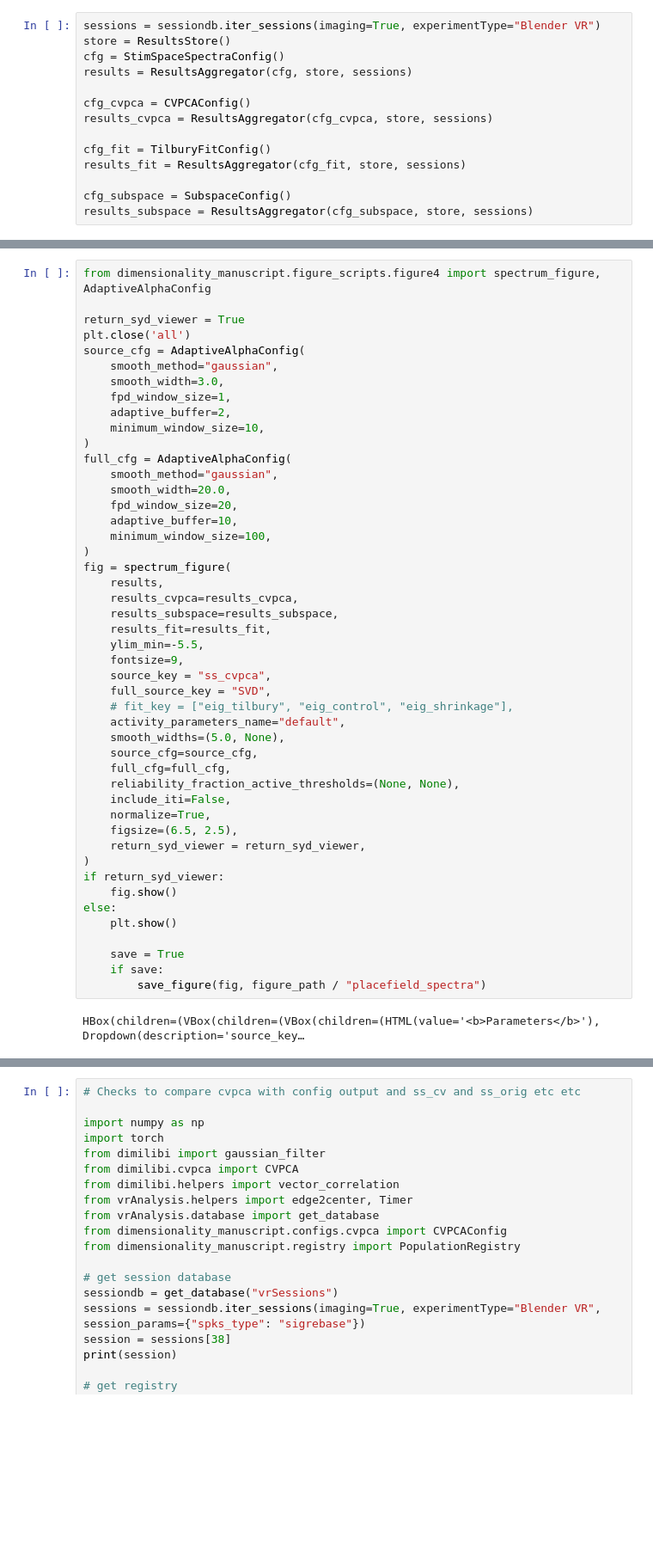
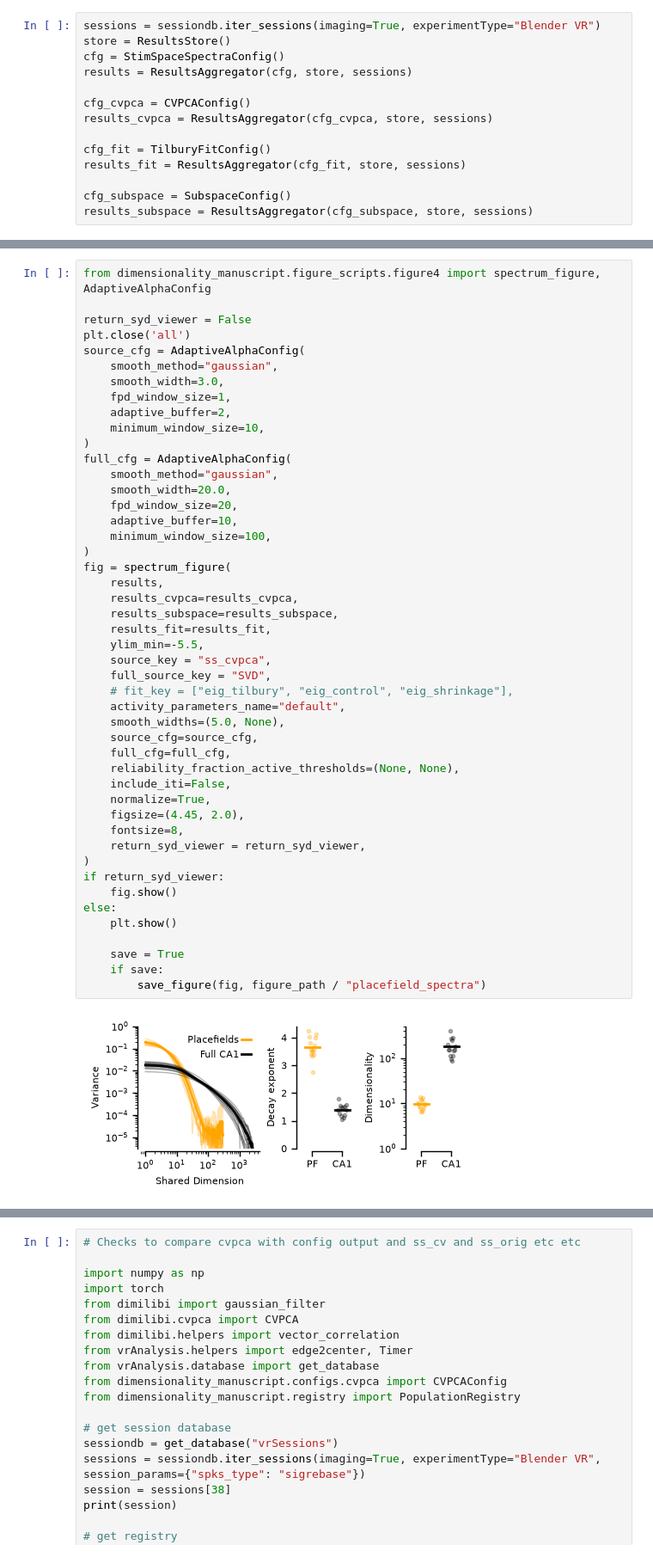
Before and after one commit to landoskape/vrAnalysis, a Jupyter notebook: dimensionality_manuscript/dim_spectra_figures.ipynb, the cells around one changed output, grey strips where cells are left out. Shown at 86% size. Saved outputs shown, nothing was run; the diff lists cells and outputs as text; blank space fills up the shorter version.

```diff
--- a/dimensionality_manuscript/dim_spectra_figures.ipynb
+++ b/dimensionality_manuscript/dim_spectra_figures.ipynb
@@ -145,7 +146,7 @@ HBox(children=(VBox(children=(VBox(children=(HTML(value='<b>Parameters</b>'), Dr
 # %%
 from dimensionality_manuscript.figure_scripts.figure4 import spectrum_figure, AdaptiveAlphaConfig
 
-return_syd_viewer = True
+return_syd_viewer = False
 plt.close('all')
 source_cfg = AdaptiveAlphaConfig(
     smooth_method="gaussian",
@@ -161,34 +162,34 @@ full_cfg = AdaptiveAlphaConfig(
     adaptive_buffer=10,
     minimum_window_size=100,
 )
 fig = spectrum_figure(
     results,
     results_cvpca=results_cvpca,
     results_subspace=results_subspace,
     results_fit=results_fit,
     ylim_min=-5.5,
-    fontsize=9,
     source_key = "ss_cvpca",
     full_source_key = "SVD",
     # fit_key = ["eig_tilbury", "eig_control", "eig_shrinkage"],
     activity_parameters_name="default",
     smooth_widths=(5.0, None),
     source_cfg=source_cfg,
     full_cfg=full_cfg,
     reliability_fraction_active_thresholds=(None, None),
     include_iti=False,
     normalize=True,
-    figsize=(6.5, 2.5),
+    figsize=(4.45, 2.0),
+    fontsize=8,
     return_syd_viewer = return_syd_viewer,
 )
 if return_syd_viewer:
     fig.show()
 else:
     plt.show()
 
     save = True
     if save:
         save_figure(fig, figure_path / "placefield_spectra")
 # %% [output]
-HBox(children=(VBox(children=(VBox(children=(HTML(value='<b>Parameters</b>'), Dropdown(description='source_key…
+[figure, added]
 # %%
```
Also changed, not shown: parts of 9 cells of this notebook, 8 other files.
